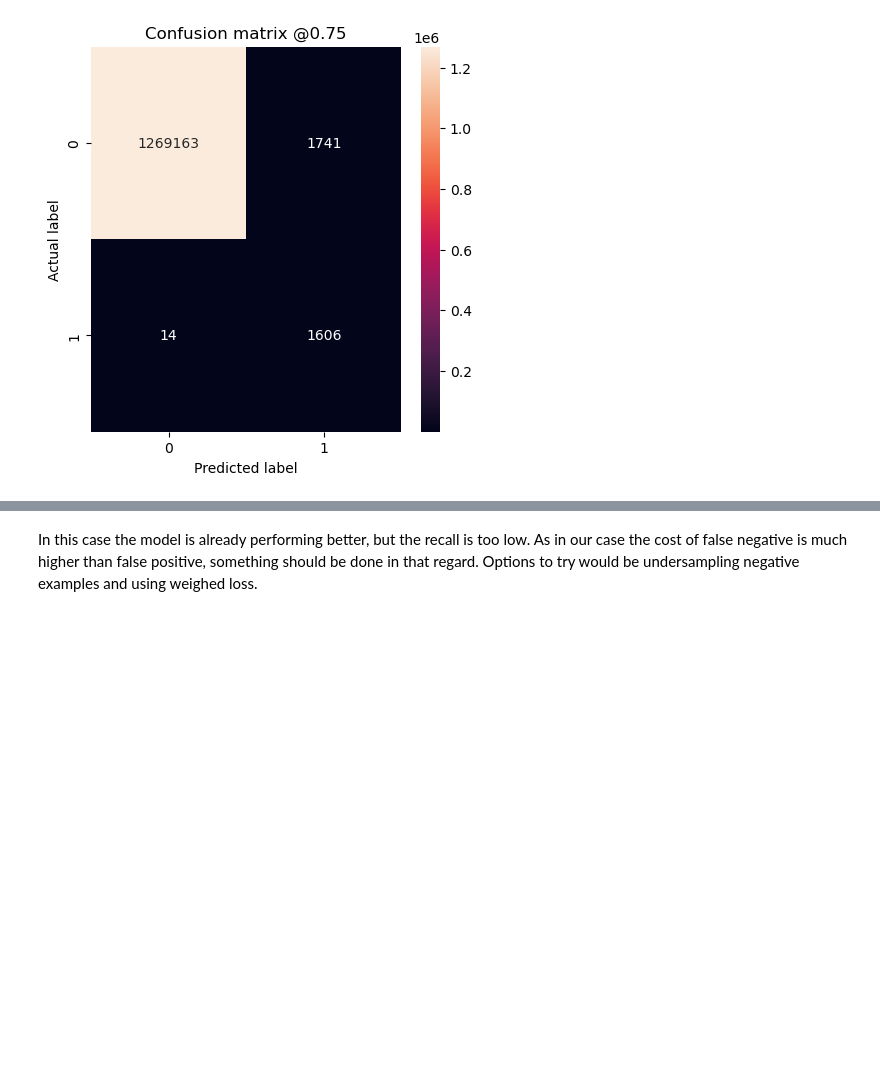
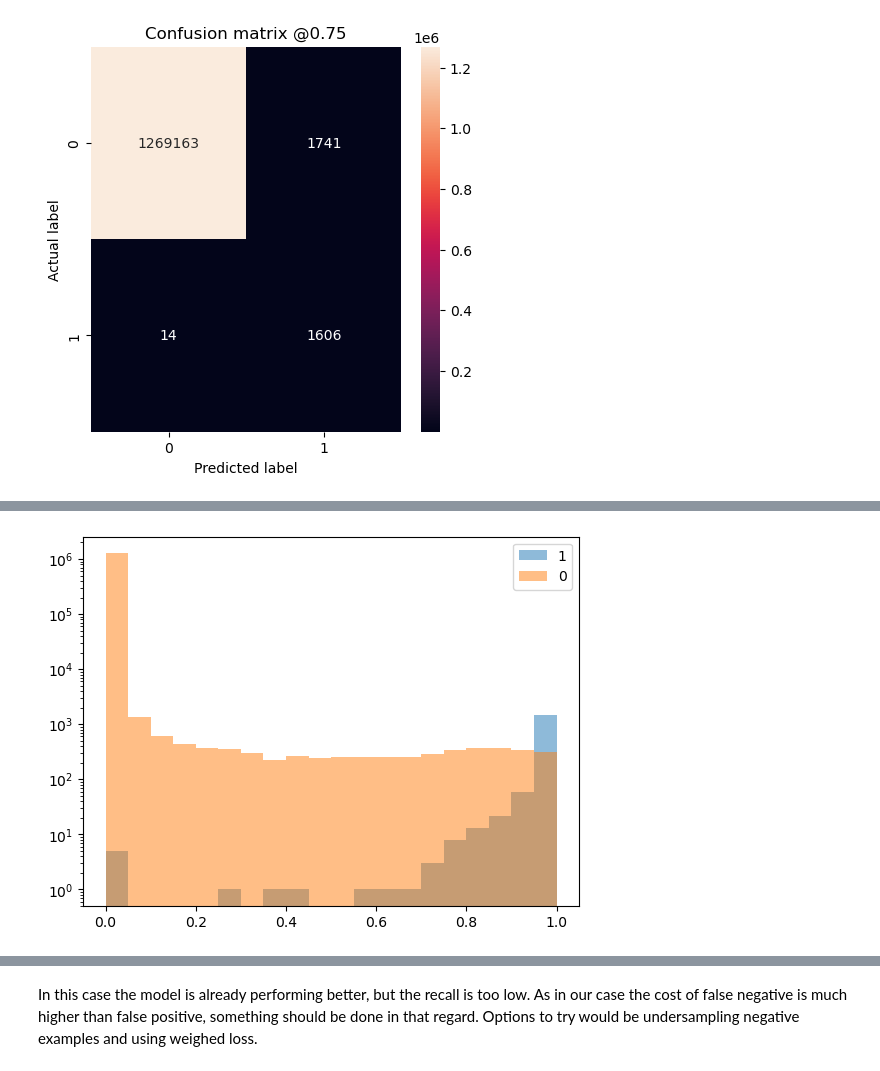
Before and after one commit to simmul/NNwithFraudTransactions, a Jupyter notebook: First Neural Net.ipynb, the cells around one changed output, grey strips where cells are left out. Cells and saved outputs as stored; diff of their text form; code cells hidden in the pictures; blank space fills up the shorter version.

```diff
--- a/First Neural Net.ipynb
+++ b/First Neural Net.ipynb
@@ -385,0 +486,4 @@ plot_pr("test_plot",y_test, test_predictions, threshold = 0.75)
+# %%
+plot_hist(y_test, test_predictions)
+# %% [output]
+[figure, added]
```
Also changed, not shown: parts of 71 cells of this notebook.
